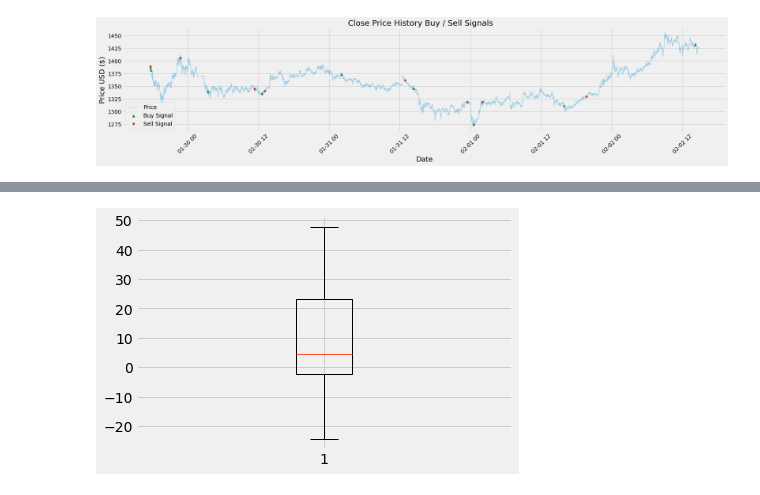
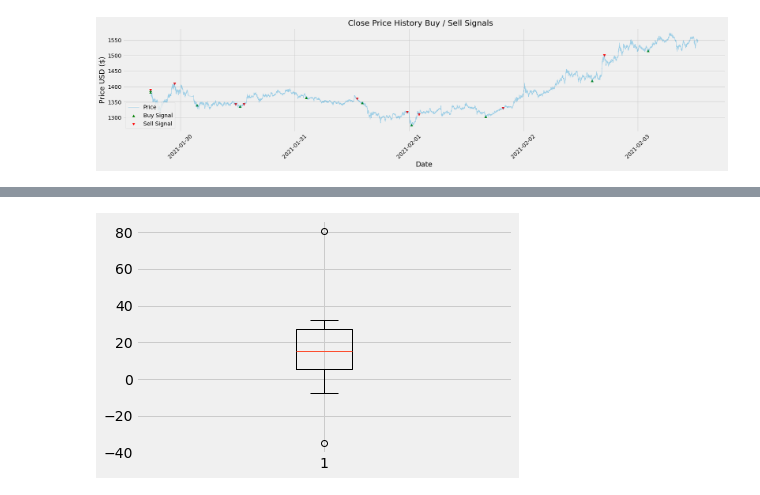
Before and after one commit to jsngalloway/night-trader, a Jupyter notebook: notebooks/macd_based/backwards_macd.ipynb, the cells around one changed output, grey strips where cells are left out. Saved outputs shown, nothing was run; the diff lists cells and outputs as text; code cells hidden in the pictures.

```diff
--- a/notebooks/macd_based/backwards_macd.ipynb
+++ b/notebooks/macd_based/backwards_macd.ipynb
@@ -38,10 +38,10 @@ def createMacdAndSignalLines(dataset, macd_params, macd_multiplier):
     return (Macd, signal)
 
 macd_params = (12, 26, 9)
-macd_multiplier = 170
+macd_multiplier = 16
 # Best Multipliers for coins:
 # ----------------------------
-# ETH: 175, 178
+# ETH: 175, 178, 16
 # BCH: 50, 692
 # LTC: none
 smoothed_df = df.price.ewm(span=20, adjust=False).mean() #AKA Slow moving average
@@ -79,7 +79,7 @@ def mac_daddy_tester(macd, signal, df, quiet=False):
             if not quiet:
               print(df.iat[i,0], "Bought at", bought, " selling at", df.iat[i,1], "for profit:", df.iat[i,1] - bought - 2)
             transactions.append(df.iat[i,1] - bought)
-            sumwin = sumwin + df.iat[i,1] - bought - .1
+            sumwin = sumwin + df.iat[i,1] - bought - 1
             bought = False
     return(sumwin, transactions)
 
@@ -116,32 +116,32 @@ def buy_sell(signal):
 
 #Create buy and sell columns
 x = buy_sell(df)
 df['Buy_Signal_Price'] = x[0]
 df['Sell_Signal_Price'] = x[1]
 
 # Visually Show The Stock buy and sell signals
 # Create the title
 title = 'Close Price History Buy / Sell Signals   '
 #Get the stocks
 my_stocks = df
 
 #Create and plot the graph
 plt.figure(figsize=(12.2*2,4.5)) #width = 12.2in, height = 4.5
 plt.scatter(my_stocks.index, my_stocks['Buy_Signal_Price'], color = 'green', label='Buy Signal', marker = '^', alpha = 1)
 plt.scatter(my_stocks.index, my_stocks['Sell_Signal_Price'], color = 'red', label='Sell Signal', marker = 'v', alpha = 1)
 plt.plot( my_stocks['price'],  label='Price', alpha = 0.35, linewidth=1)#plt.plot( X-Axis , Y-Axis, line_width, alpha_for_blending,  label)
 plt.xticks(rotation=45)
 plt.title(title)
 plt.xlabel('Date',fontsize=18)
 plt.ylabel('Price USD ($)',fontsize=18)
 plt.legend( loc='lower left')
 plt.show()
 
 r = mac_daddy_tester(macd, signal, df)
 print("Profit", r[0])
 print("Transactions: ", len(r[1]))
 plt.boxplot(r[1])
 plt.show()
 # %% [output]
-[figure, old version]
+[figure, new version]
 2021-01-29T17:41:30Z Bought at 1386.895  selling at 1392.39 for profit: 3.4950000000001182
@@ -157,3 +158,3 @@ Transactions:  8
-[figure, old version]
+[figure, new version]
 # %%
 # Find optimal period value:
```
Also changed, not shown: parts of 4 cells of this notebook, 2 other files.
